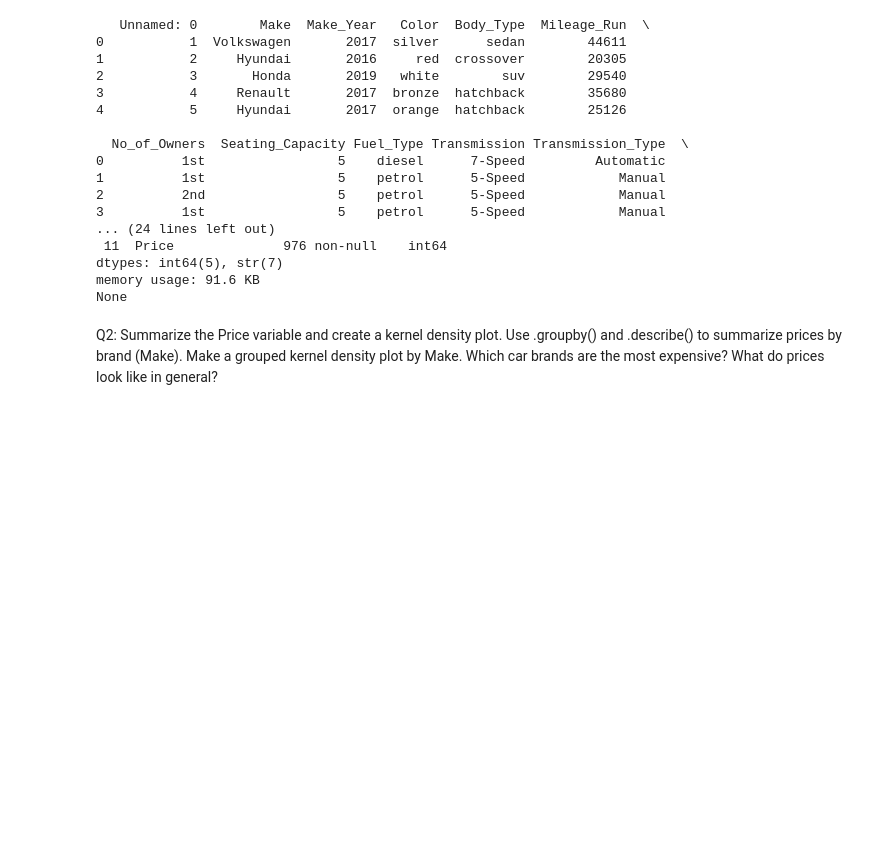
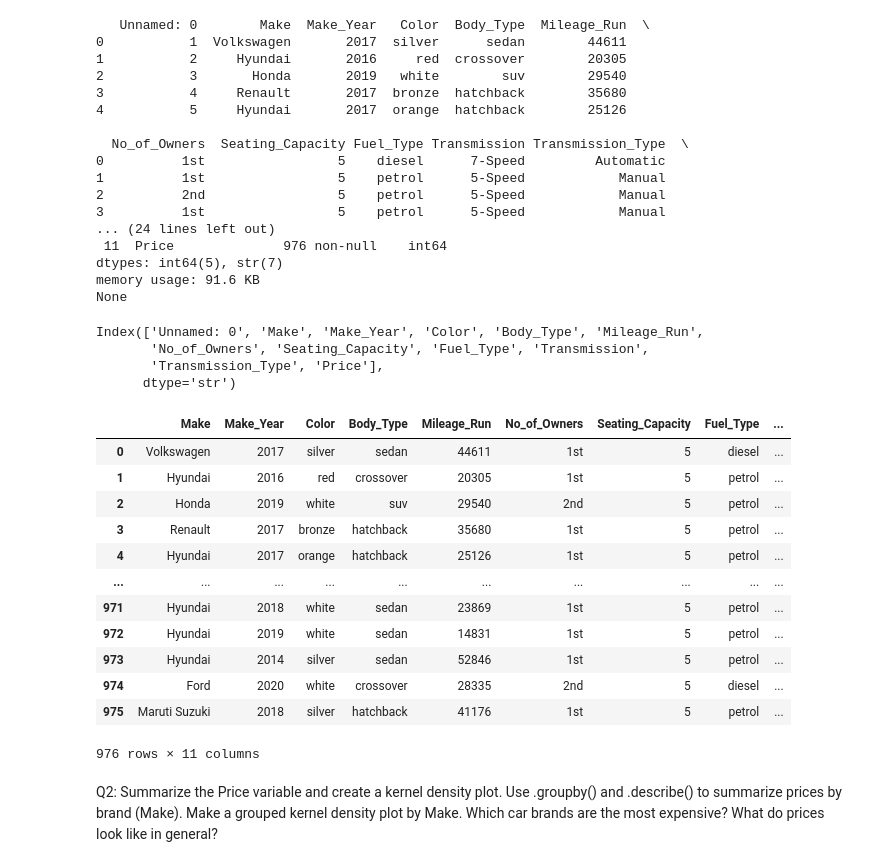
Before and after one commit to natalie-s11/week_8, a Jupyter notebook: Lab_IV_Linear_Models.ipynb, the cells around one changed output. Drawn from its saved outputs; the diff is of its cells as text; code cells hidden in the pictures; blank space fills up the shorter version.

```diff
--- a/Lab_IV_Linear_Models.ipynb
+++ b/Lab_IV_Linear_Models.ipynb
@@ -416,5 +416,30 @@ print(Cars.info())
 dtypes: int64(5), str(7)
 memory usage: 91.6 KB
 None
+# %%
+# View column names
+Cars.columns
+# %% [output]
+Index(['Unnamed: 0', 'Make', 'Make_Year', 'Color', 'Body_Type', 'Mileage_Run',
+       'No_of_Owners', 'Seating_Capacity', 'Fuel_Type', 'Transmission',
+       'Transmission_Type', 'Price'],
+      dtype='str')
+# %%
+# Drop column 'Unnamed: 0' becuase useless
+Cars.drop(columns="Unnamed: 0")
+# %% [output]
+|  | Make | Make_Year | Color | Body_Type | Mileage_Run | No_of_Owners | Seating_Capacity | Fuel_Type | ... |
+| 0 | Volkswagen | 2017 | silver | sedan | 44611 | 1st | 5 | diesel | ... |
+| 1 | Hyundai | 2016 | red | crossover | 20305 | 1st | 5 | petrol | ... |
+| 2 | Honda | 2019 | white | suv | 29540 | 2nd | 5 | petrol | ... |
+| 3 | Renault | 2017 | bronze | hatchback | 35680 | 1st | 5 | petrol | ... |
+| 4 | Hyundai | 2017 | orange | hatchback | 25126 | 1st | 5 | petrol | ... |
+| ... | ... | ... | ... | ... | ... | ... | ... | ... | ... |
+| 971 | Hyundai | 2018 | white | sedan | 23869 | 1st | 5 | petrol | ... |
+| 972 | Hyundai | 2019 | white | sedan | 14831 | 1st | 5 | petrol | ... |
+| 973 | Hyundai | 2014 | silver | sedan | 52846 | 1st | 5 | petrol | ... |
+| 974 | Ford | 2020 | white | crossover | 28335 | 2nd | 5 | diesel | ... |
+| 975 | Maruti Suzuki | 2018 | silver | hatchback | 41176 | 1st | 5 | petrol | ... |
+976 rows × 11 columns
 # %% [markdown]
 Q2: Summarize the Price variable and create a kernel density plot. Use .groupby() and .describe() to summarize prices by brand (Make). Make a grouped kernel density plot by Make. Which car brands are the most expensive? What do prices look like in general?
```
Also changed, not shown: parts of 5 cells of this notebook, 1 other file.
